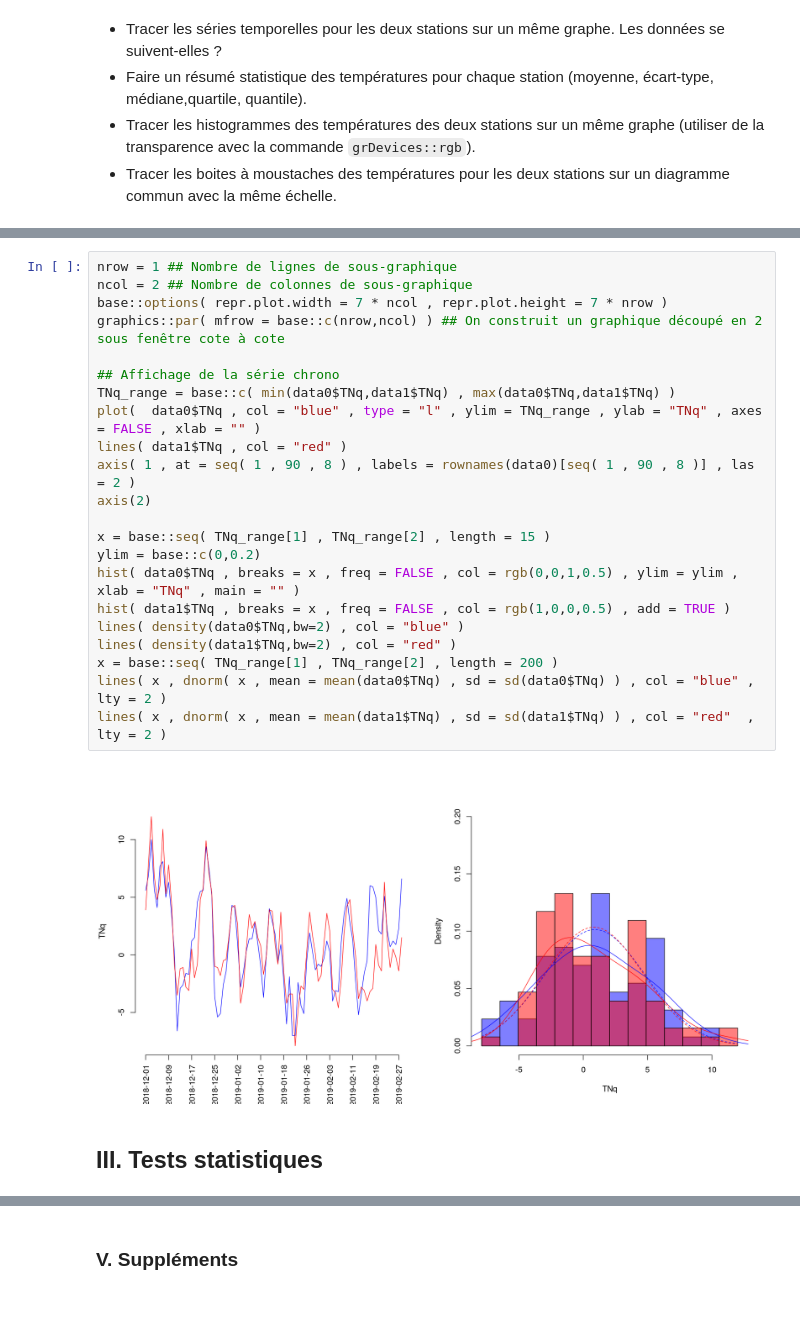
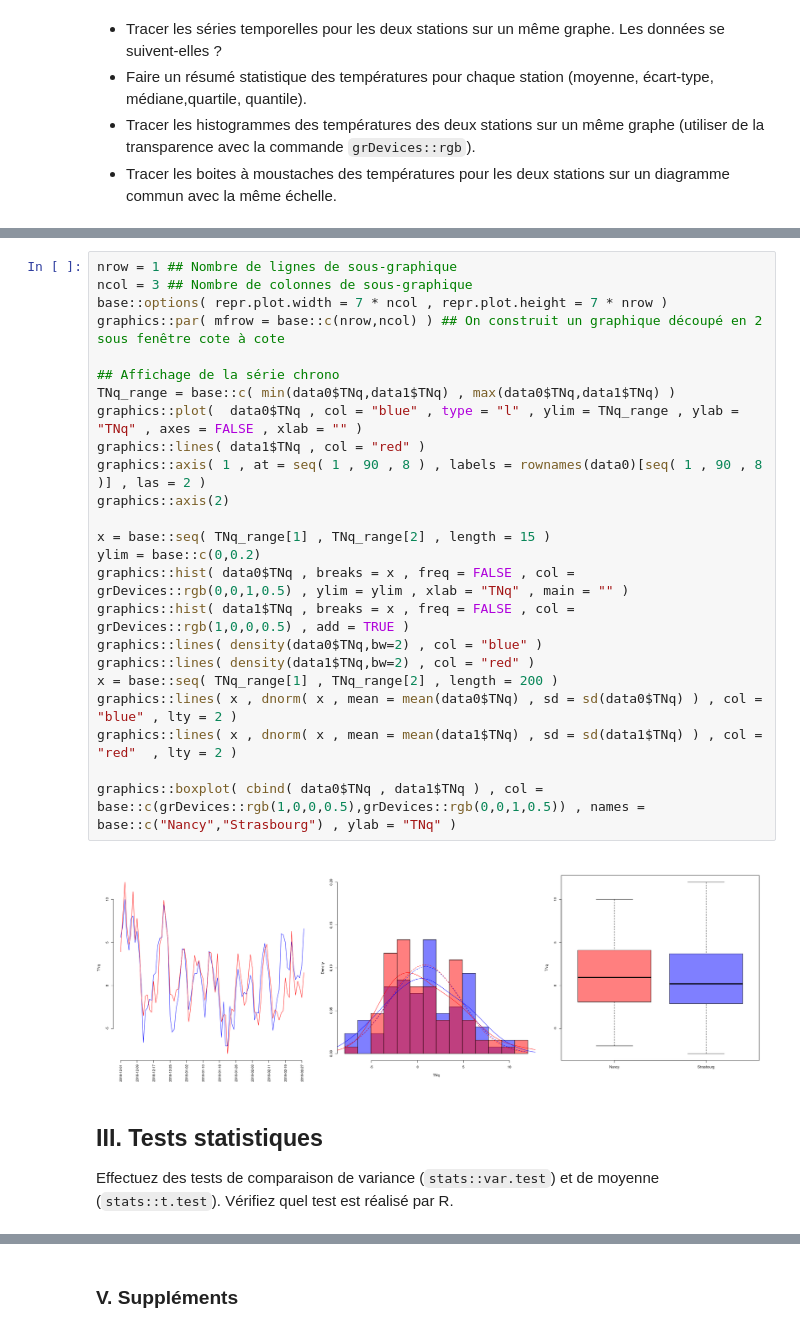
Before and after one commit to yrobink/enseignements, a Jupyter notebook: ENM/IENM1/Stats/TP3_import_gestion_data.ipynb, the cells around one changed output, grey strips where cells are left out. Saved outputs shown, nothing was run; the diff lists cells and outputs as text; blank space fills up the shorter version.

```diff
--- a/ENM/IENM1/Stats/TP3_import_gestion_data.ipynb
+++ b/ENM/IENM1/Stats/TP3_import_gestion_data.ipynb
@@ -96,26 +117,30 @@ data1 = load_climascope( "data/Strasbourg_DJF_2018-2019.csv" )
 # %%
 nrow = 1 ## Nombre de lignes de sous-graphique
-ncol = 2 ## Nombre de colonnes de sous-graphique
+ncol = 3 ## Nombre de colonnes de sous-graphique
 base::options( repr.plot.width = 7 * ncol , repr.plot.height = 7 * nrow )
 graphics::par( mfrow = base::c(nrow,ncol) ) ## On construit un graphique découpé en 2 sous fenêtre cote à cote
 
 ## Affichage de la série chrono
 TNq_range = base::c( min(data0$TNq,data1$TNq) , max(data0$TNq,data1$TNq) )
-plot(  data0$TNq , col = "blue" , type = "l" , ylim = TNq_range , ylab = "TNq" , axes = FALSE , xlab = "" )
-lines( data1$TNq , col = "red" )
-axis( 1 , at = seq( 1 , 90 , 8 ) , labels = rownames(data0)[seq( 1 , 90 , 8 )] , las = 2 )
-axis(2)
+graphics::plot(  data0$TNq , col = "blue" , type = "l" , ylim = TNq_range , ylab = "TNq" , axes = FALSE , xlab = "" )
+graphics::lines( data1$TNq , col = "red" )
+graphics::axis( 1 , at = seq( 1 , 90 , 8 ) , labels = rownames(data0)[seq( 1 , 90 , 8 )] , las = 2 )
+graphics::axis(2)
 
 x = base::seq( TNq_range[1] , TNq_range[2] , length = 15 )
 ylim = base::c(0,0.2)
-hist( data0$TNq , breaks = x , freq = FALSE , col = rgb(0,0,1,0.5) , ylim = ylim , xlab = "TNq" , main = "" )
-hist( data1$TNq , breaks = x , freq = FALSE , col = rgb(1,0,0,0.5) , add = TRUE )
-lines( density(data0$TNq,bw=2) , col = "blue" )
-lines( density(data1$TNq,bw=2) , col = "red" )
+graphics::hist( data0$TNq , breaks = x , freq = FALSE , col = grDevices::rgb(0,0,1,0.5) , ylim = ylim , xlab = "TNq" , main = "" )
+graphics::hist( data1$TNq , breaks = x , freq = FALSE , col = grDevices::rgb(1,0,0,0.5) , add = TRUE )
+graphics::lines( density(data0$TNq,bw=2) , col = "blue" )
+graphics::lines( density(data1$TNq,bw=2) , col = "red" )
 x = base::seq( TNq_range[1] , TNq_range[2] , length = 200 )
-lines( x , dnorm( x , mean = mean(data0$TNq) , sd = sd(data0$TNq) ) , col = "blue" , lty = 2 )
-lines( x , dnorm( x , mean = mean(data1$TNq) , sd = sd(data1$TNq) ) , col = "red"  , lty = 2 )
+graphics::lines( x , dnorm( x , mean = mean(data0$TNq) , sd = sd(data0$TNq) ) , col = "blue" , lty = 2 )
+graphics::lines( x , dnorm( x , mean = mean(data1$TNq) , sd = sd(data1$TNq) ) , col = "red"  , lty = 2 )
+
+graphics::boxplot( cbind( data0$TNq , data1$TNq ) , col = base::c(grDevices::rgb(1,0,0,0.5),grDevices::rgb(0,0,1,0.5)) , names = base::c("Nancy","Strasbourg") , ylab = "TNq" )
 # %% [output]
-[figure, old version]
+[figure, new version]
-# %% [markdown]
-## III. Tests statistiques
+# %% [markdown]
+## III. Tests statistiques
+
+Effectuez des tests de comparaison de variance (`stats::var.test`) et de moyenne (`stats::t.test`). Vérifiez quel test est réalisé par R.
```
Also changed, not shown: parts of 3 cells of this notebook.
